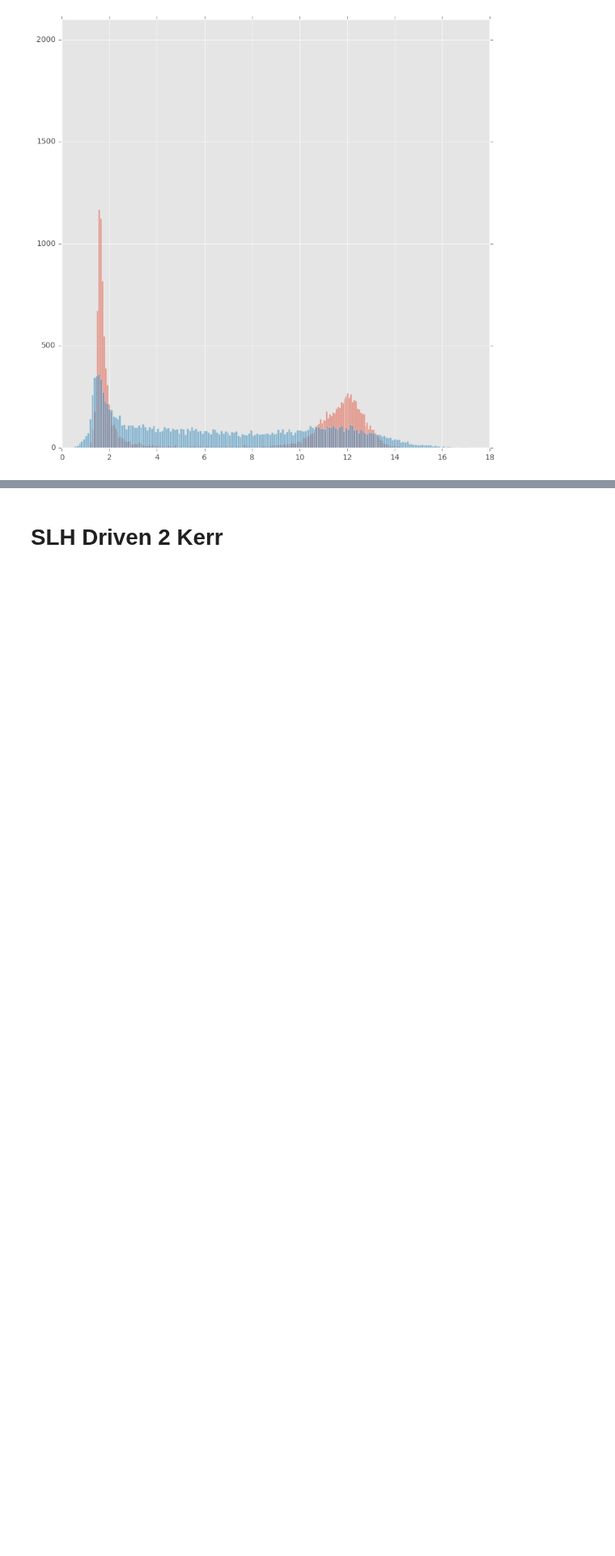
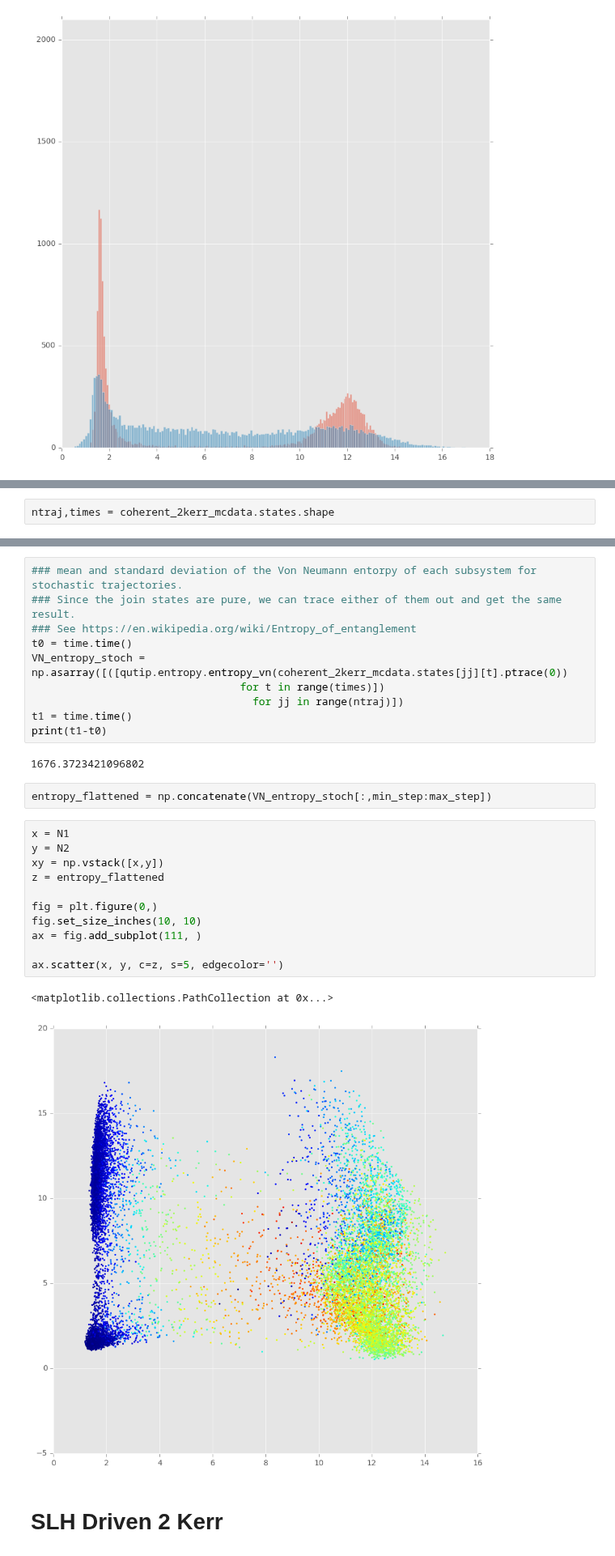
Before and after one commit to tabakg/diffusion_maps, a Jupyter notebook: hmm_on_kerrs.ipynb, the cells around one changed output, grey strips where cells are left out. Shown at 81% size. Drawn from its saved outputs; the diff is of its cells as text; blank space fills up the shorter version.

```diff
--- a/hmm_on_kerrs.ipynb
+++ b/hmm_on_kerrs.ipynb
@@ -407,0 +421,2 @@ plt.hist(N2,bins=200,alpha = 0.5);
+# %%
+ntraj,times = coherent_2kerr_mcdata.states.shape
@@ -408,3 +427,31 @@ plt.hist(N2,bins=200,alpha = 0.5);
+# %%
+### mean and standard deviation of the Von Neumann entorpy of each subsystem for stochastic trajectories.
+### Since the join states are pure, we can trace either of them out and get the same result.
+### See https://en.wikipedia.org/wiki/Entropy_of_entanglement
+t0 = time.time()
+VN_entropy_stoch = np.asarray([([qutip.entropy.entropy_vn(coherent_2kerr_mcdata.states[jj][t].ptrace(0))
+                                 for t in range(times)])
+                                   for jj in range(ntraj)])
+t1 = time.time()
+print(t1-t0)
+# %% [output]
+1676.3723421096802
+# %%
+entropy_flattened = np.concatenate(VN_entropy_stoch[:,min_step:max_step])
+# %%
+x = N1
+y = N2
+xy = np.vstack([x,y])
+z = entropy_flattened
+
+fig = plt.figure(0,)
+fig.set_size_inches(10, 10)
+ax = fig.add_subplot(111, )
+
+ax.scatter(x, y, c=z, s=5, edgecolor='')
+# %% [output]
+<matplotlib.collections.PathCollection at 0x...>
+[figure, added]
 # %% [markdown]
 # SLH Driven 2 Kerr
 # %%
```
Also changed, not shown: parts of 7 cells of this notebook, 2 other files.
